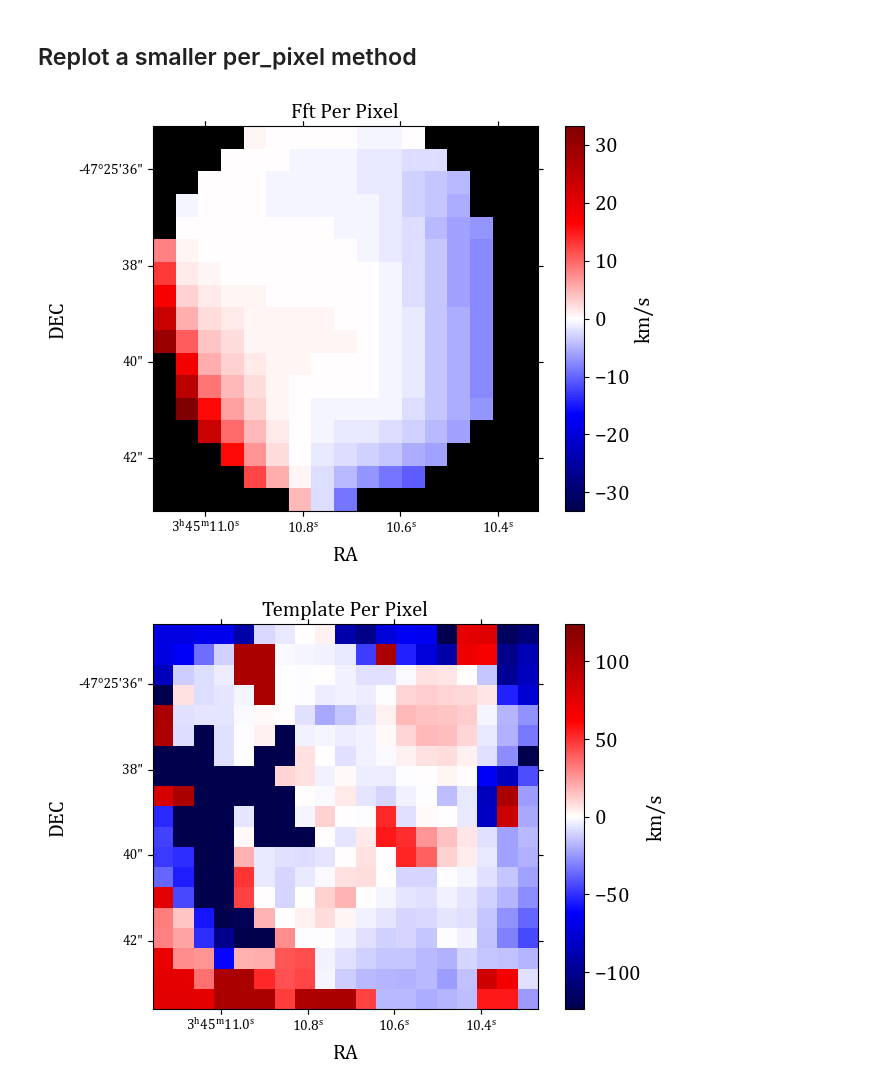
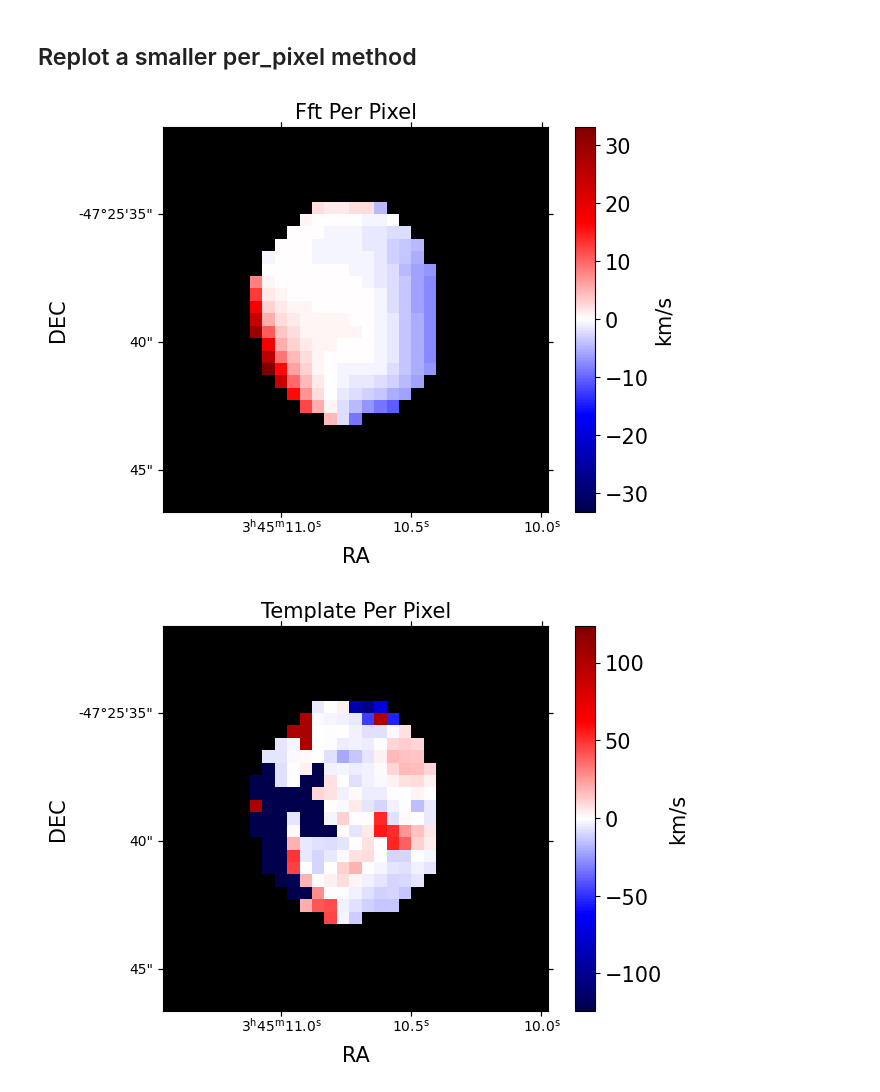
Before and after one commit to daniel-lyon/zfinder, a Jupyter notebook: runs/SPT_0345-47/SPT_0345-47.ipynb, the cells around one changed output. Saved outputs shown, nothing was run; the diff lists cells and outputs as text; code cells hidden in the pictures.

```diff
--- a/runs/SPT_0345-47/SPT_0345-47.ipynb
+++ b/runs/SPT_0345-47/SPT_0345-47.ipynb
@@ -73,10 +71,10 @@ Calculating all FFT fit chi-squared values...
 from zfinder import Plotter
 
 plot = Plotter()
-plot.plot_heatmap_fromcsv(filename='fft_per_pixel.csv', subsize=17, flux_limit=0.012, contfile='SPT_0345-47.cont_map.fits')
+plot.plot_heatmap_fromcsv(filename='fft_per_pixel.csv', subsize=31, flux_limit=0.012, contfile='SPT_0345-47.cont_map.fits')
 # %% [output]
-[figure, old version]
+[figure, new version]
 # %%
-plot.plot_heatmap_fromcsv(filename='template_per_pixel.csv', subsize=19)
+plot.plot_heatmap_fromcsv(filename='template_per_pixel.csv', subsize=31, flux_limit=0.012, contfile='SPT_0345-47.cont_map.fits')
 # %% [output]
-[figure, old version]
+[figure, new version]
```
Also changed, not shown: parts of 1 cell of this notebook, 11 other files.
